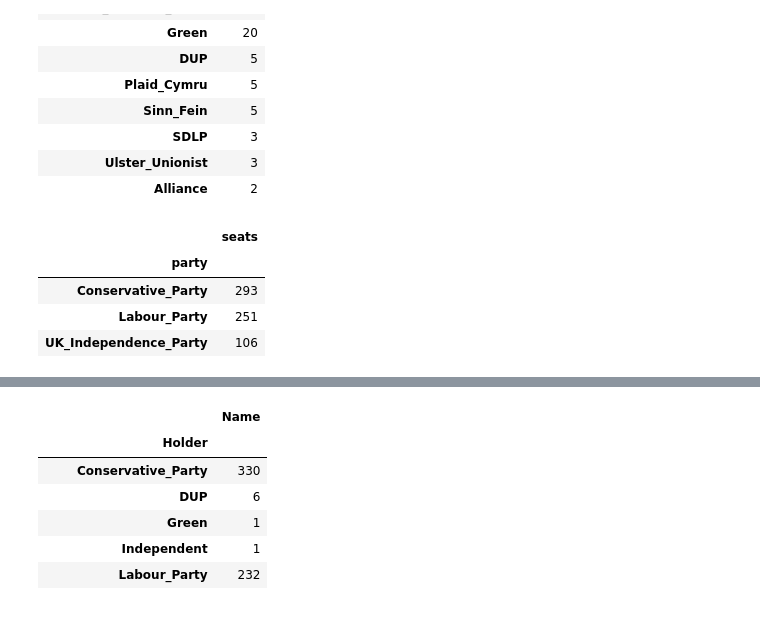
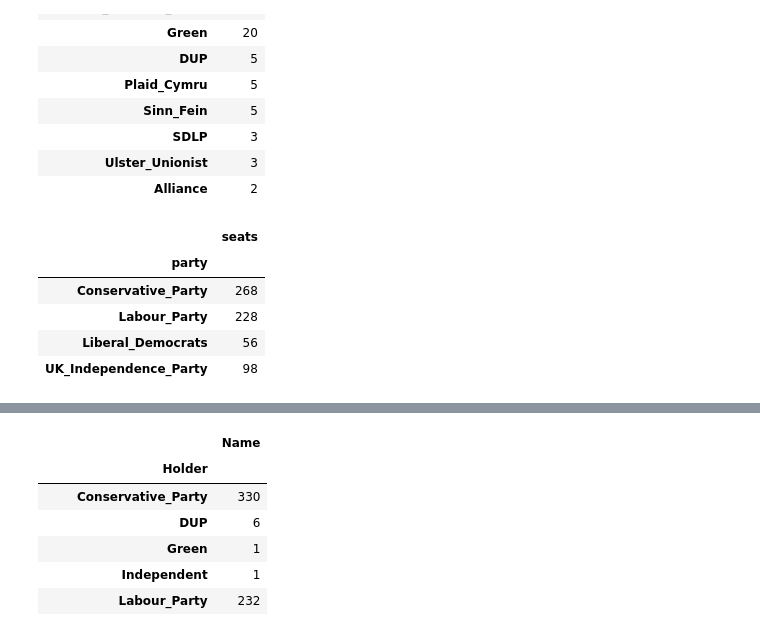
Before and after one commit to the-economist-editorial/elections-2015, a Jupyter notebook: Britain.ipynb, the cells around one changed output, grey strips where cells are left out. Cells and saved outputs as stored; diff of their text form; code cells hidden in the pictures.

```diff
--- a/Britain.ipynb
+++ b/Britain.ipynb
@@ -94,12 +94,13 @@ party_total_votes = uk_sums[parties].sum()
 total_votes = party_total_votes.sum()
 party_pcts = party_total_votes / total_votes
 # %%
-lim_parties = party_pcts[party_pcts > 0.1].index.tolist()
+lim_parties = party_pcts[party_pcts > 0.05].index.tolist()
 lim_provinces = [dHondt(region, r, lim_parties) for region, r in combine.iterrows()]
 pd.concat(lim_provinces).groupby('party').sum()
 # %% [output]
 |  | seats |
 | party |  |
-| Conservative_Party | 293 |
-| Labour_Party | 251 |
-| UK_Independence_Party | 106 |
+| Conservative_Party | 268 |
+| Labour_Party | 228 |
+| Liberal_Democrats | 56 |
+| UK_Independence_Party | 98 |
```
Also changed, not shown: parts of 2 cells of this notebook, 3 other files.
